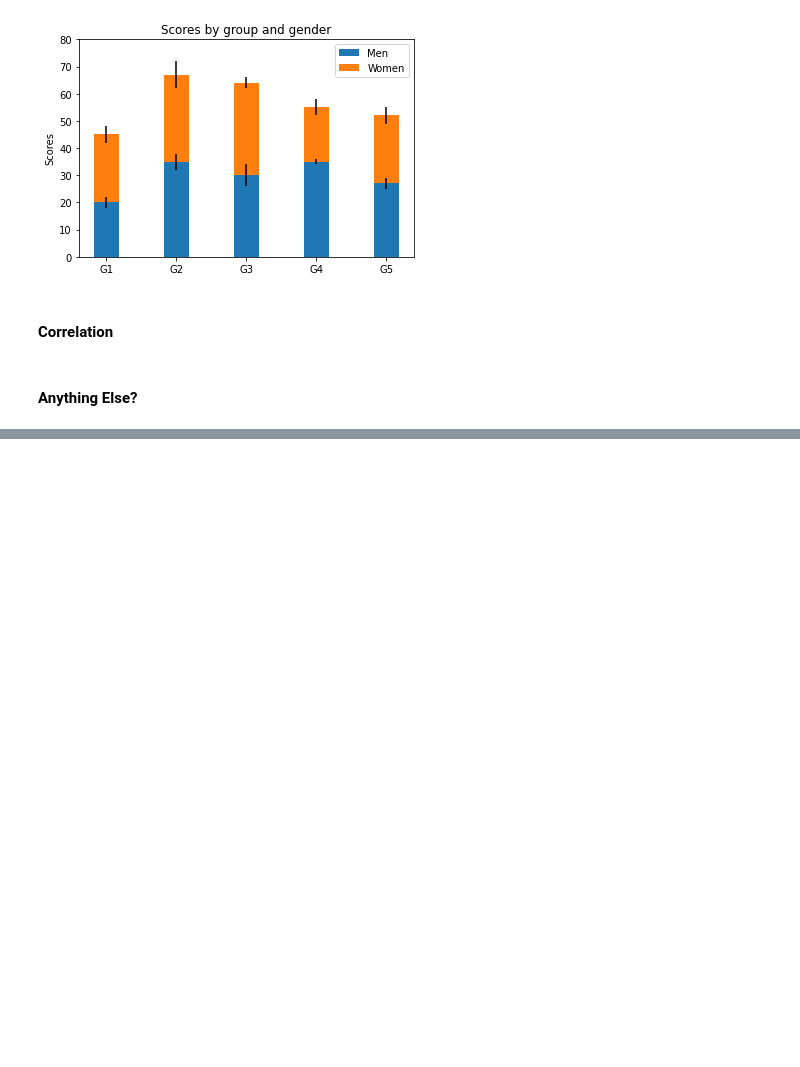
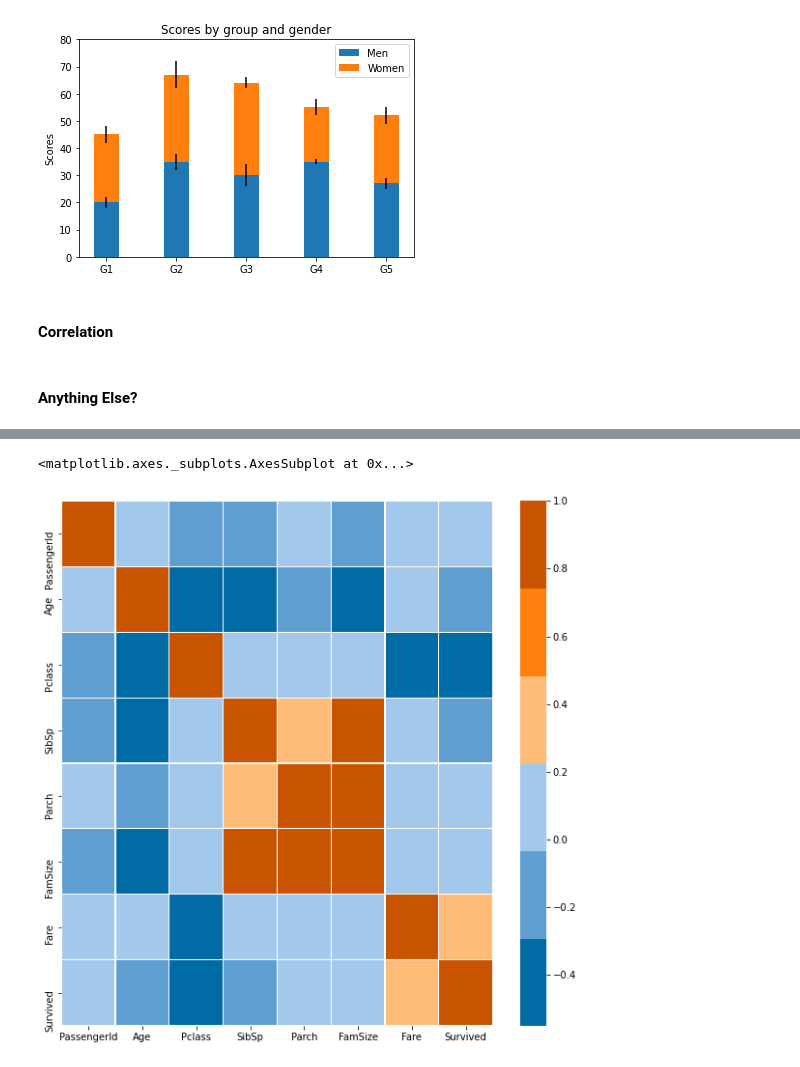
Before and after one commit to ryanlonergan/titanic, a Jupyter notebook: EDA_Cleaning_FeatureEngineering.ipynb, the cells around one changed output, grey strips where cells are left out. Saved outputs shown, nothing was run; the diff lists cells and outputs as text; code cells hidden in the pictures; blank space fills up the shorter version.

```diff
--- a/EDA_Cleaning_FeatureEngineering.ipynb
+++ b/EDA_Cleaning_FeatureEngineering.ipynb
@@ -1044,3 +1044,6 @@ plt.show()
 #### Correlation
 # %% [markdown]
 #### Anything Else?
+# %%
+corr_mat = train_c.corr()
+corr_mat
@@ -1046,0 +1060,8 @@ plt.show()
+# %%
+colorblind1 = ["#006ba4","#5f9ed1","#a2c8ec", "#ffbc79","#ff800e","#c85300"]
+
+f, ax = plt.subplots(figsize =(10, 10))
+sns.heatmap(corr_mat, ax = ax, cmap = sns.color_palette(colorblind1), linewidths = 0.1)
+# %% [output]
+<matplotlib.axes._subplots.AxesSubplot at 0x...>
+[figure, added]
```
Also changed, not shown: parts of 4 cells of this notebook.
